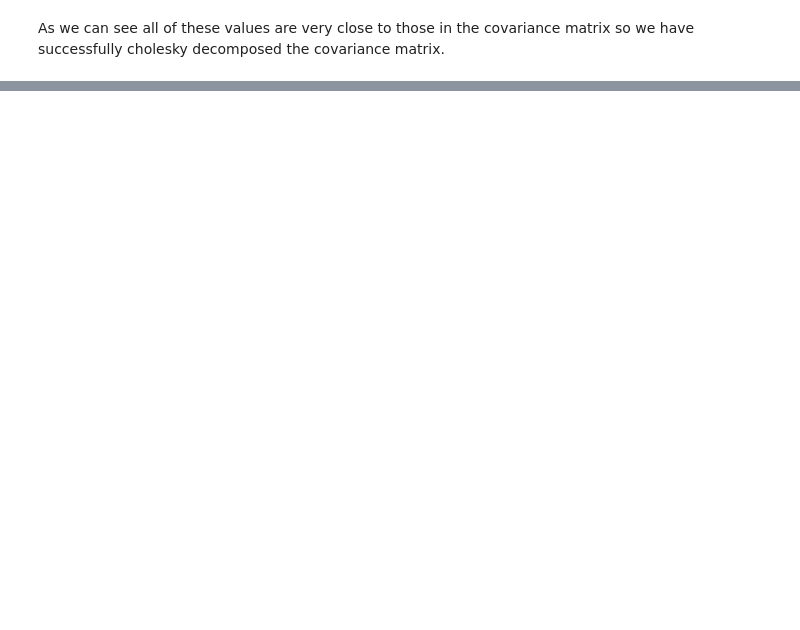
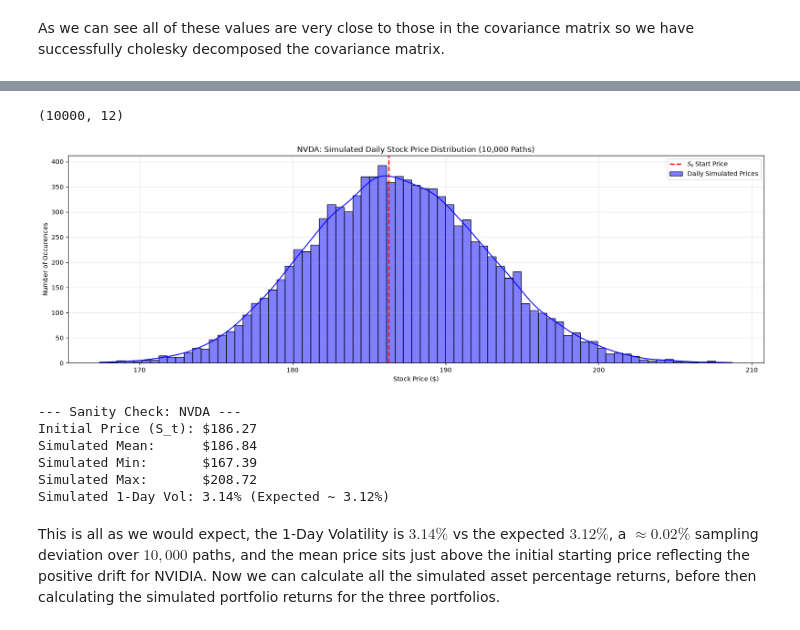
Before and after one commit to joekobylarz/portfolio-var-model, a Jupyter notebook: notebooks/var_model.ipynb, the cells around one changed output, grey strips where cells are left out. Saved outputs shown, nothing was run; the diff lists cells and outputs as text; code cells hidden in the pictures; blank space fills up the shorter version.

```diff
--- a/notebooks/var_model.ipynb
+++ b/notebooks/var_model.ipynb
@@ -579,0 +608,56 @@ As we can see all of these values are very close to those in the covariance matr
+# %%
+#We now need to pull the most recent day asset prices to act as our S_t
+recent_prices = close_prices.tail(1).values.flatten()  # Get the most recent prices as a 1D array
+
+#We now have, the initial prices (S_t), the drift term (mu), the volatility (sigma), and the correlated shocks. We can now simulate the future prices of each asset using the Geometric Brownian Motion formula, building it up step by step
+
+#Drift term (mu - 0.5 * sigma^2) * dt (dt = 1 for daily returns), the ito correction is already incorporated in the drift term as we used log returns, so we can use it directly
+drift_term = drifts.values
+
+#Diffusion term (sigma * sqrt(dt) * Z) (dt = 1 for daily returns), corr_shocks already incorporates the standard normal shocks and the Cholesky decomposition, so we can use it directly
+diffusion_term = corr_shocks
+
+#Then all inside the exp
+exponent_term = drift_term + diffusion_term
+exponential_term = np.exp(exponent_term)
+
+#All together to get the simulated prices for each asset
+simulated_prices = recent_prices * exponential_term
+
+print(simulated_prices.shape)  # Should be (10000, 12) for 10,000 paths and 12 assets
+# %% [output]
+(10000, 12)
+# %%
+#We can do a quick sanity check by just looking at NVIDIA
+ticker_to_check = "NVDA"
+
+plt.figure(figsize=(20, 6))
+sns.histplot(simulated_prices[:, list(close_prices.columns).index(ticker_to_check)], bins=75, kde=True, color='blue', alpha=0.5, label='Daily Simulated Prices')
+
+plt.axvline(recent_prices[list(close_prices.columns).index(ticker_to_check)], color='red', linestyle='--', linewidth=2, label=f'$S_t$ Start Price')
+
+plt.xlabel('Stock Price ($)')
+plt.ylabel('Number of Occurences')
+plt.title('NVDA: Simulated Daily Stock Price Distribution (10,000 Paths)')
+plt.legend()
+plt.grid(True, alpha=0.3)
+plt.show()
+
+print(f"--- Sanity Check: {ticker_to_check} ---")
+print(f"Initial Price (S_t): ${recent_prices[list(close_prices.columns).index(ticker_to_check)]:,.2f}")
+print(f"Simulated Mean:      ${simulated_prices[:, list(close_prices.columns).index(ticker_to_check)].mean():,.2f}")
+print(f"Simulated Min:       ${simulated_prices[:, list(close_prices.columns).index(ticker_to_check)].min():,.2f}")
+print(f"Simulated Max:       ${simulated_prices[:, list(close_prices.columns).index(ticker_to_check)].max():,.2f}")
+print(
+    f"Simulated 1-Day Vol: {(simulated_prices[:, list(close_prices.columns).index(ticker_to_check)].std() / recent_prices[list(close_prices.columns).index(ticker_to_check)]) * 100:.2f}% (Expected ~ {volatility[ticker_to_check]*100:.2f}%)"
+)
+# %% [output]
+[figure, added]
+--- Sanity Check: NVDA ---
+Initial Price (S_t): $186.27
+Simulated Mean:      $186.84
+Simulated Min:       $167.39
+Simulated Max:       $208.72
+Simulated 1-Day Vol: 3.14% (Expected ~ 3.12%)
+# %% [markdown]
+This is all as we would expect, the 1-Day Volatility is $3.14 \% $ vs the expected $3.12\%$, a $\approx 0.02\%$ sampling deviation over $10,000$ paths, and the mean price sits just above the initial starting price reflecting the positive drift for NVIDIA. Now we can calculate all the simulated asset percentage returns, before then calculating the simulated portfolio returns for the three portfolios.
```
Also changed, not shown: parts of 10 cells of this notebook, 1 other file.
